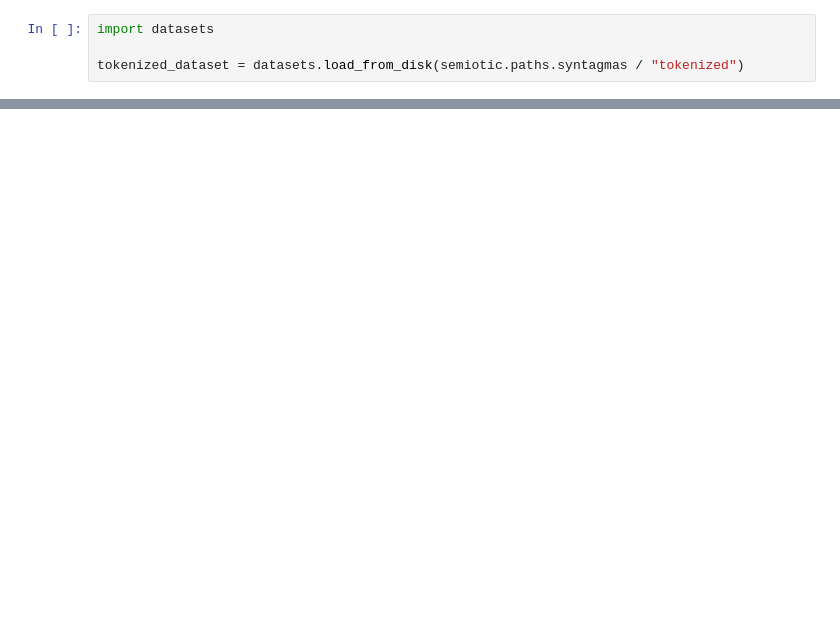
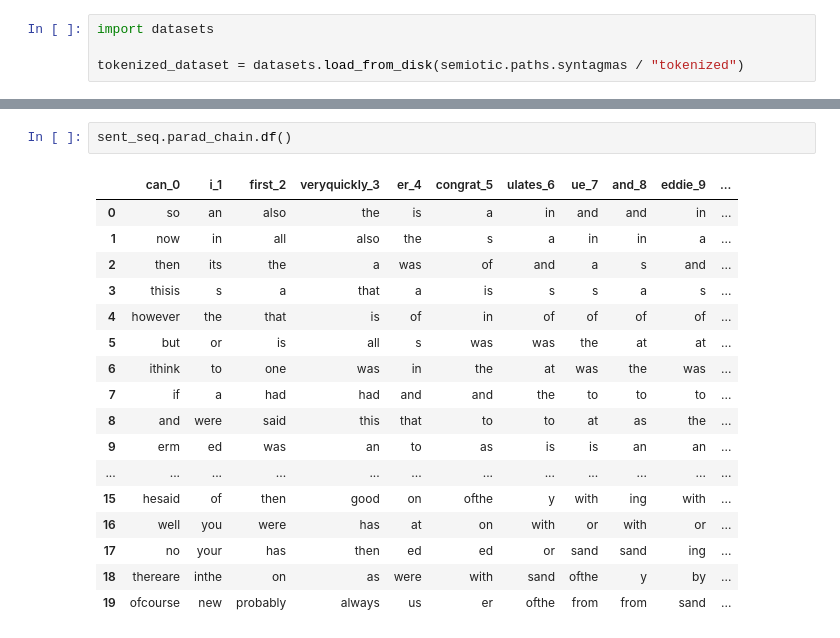
Before and after one commit to Gianni-G/semiolog, a Jupyter notebook: example.ipynb, the cells around one changed output, grey strips where cells are left out. Saved outputs shown, nothing was run; the diff lists cells and outputs as text; blank space fills up the shorter version.

```diff
--- a/example.ipynb
+++ b/example.ipynb
@@ -84,0 +50,20 @@ sent_seq.parad_chain.df()
+# %%
+sent_seq.parad_chain.df()
+# %% [output]
+|  | can_0 | i_1 | first_2 | veryquickly_3 | er_4 | congrat_5 | ulates_6 | ue_7 | and_8 | eddie_9 | ... |
+| 0 | so | an | also | the | is | a | in | and | and | in | ... |
+| 1 | now | in | all | also | the | s | a | in | in | a | ... |
+| 2 | then | its | the | a | was | of | and | a | s | and | ... |
+| 3 | thisis | s | a | that | a | is | s | s | a | s | ... |
+| 4 | however | the | that | is | of | in | of | of | of | of | ... |
+| 5 | but | or | is | all | s | was | was | the | at | at | ... |
+| 6 | ithink | to | one | was | in | the | at | was | the | was | ... |
+| 7 | if | a | had | had | and | and | the | to | to | to | ... |
+| 8 | and | were | said | this | that | to | to | at | as | the | ... |
+| 9 | erm | ed | was | an | to | as | is | is | an | an | ... |
+| ... | ... | ... | ... | ... | ... | ... | ... | ... | ... | ... | ... |
+| 15 | hesaid | of | then | good | on | ofthe | y | with | ing | with | ... |
+| 16 | well | you | were | has | at | on | with | or | with | or | ... |
+| 17 | no | your | has | then | ed | ed | or | sand | sand | ing | ... |
+| 18 | thereare | inthe | on | as | were | with | sand | ofthe | y | by | ... |
+| 19 | ofcourse | new | probably | always | us | er | ofthe | from | from | sand | ... |
```
Also changed, not shown: parts of 6 cells of this notebook, 1 other file.
